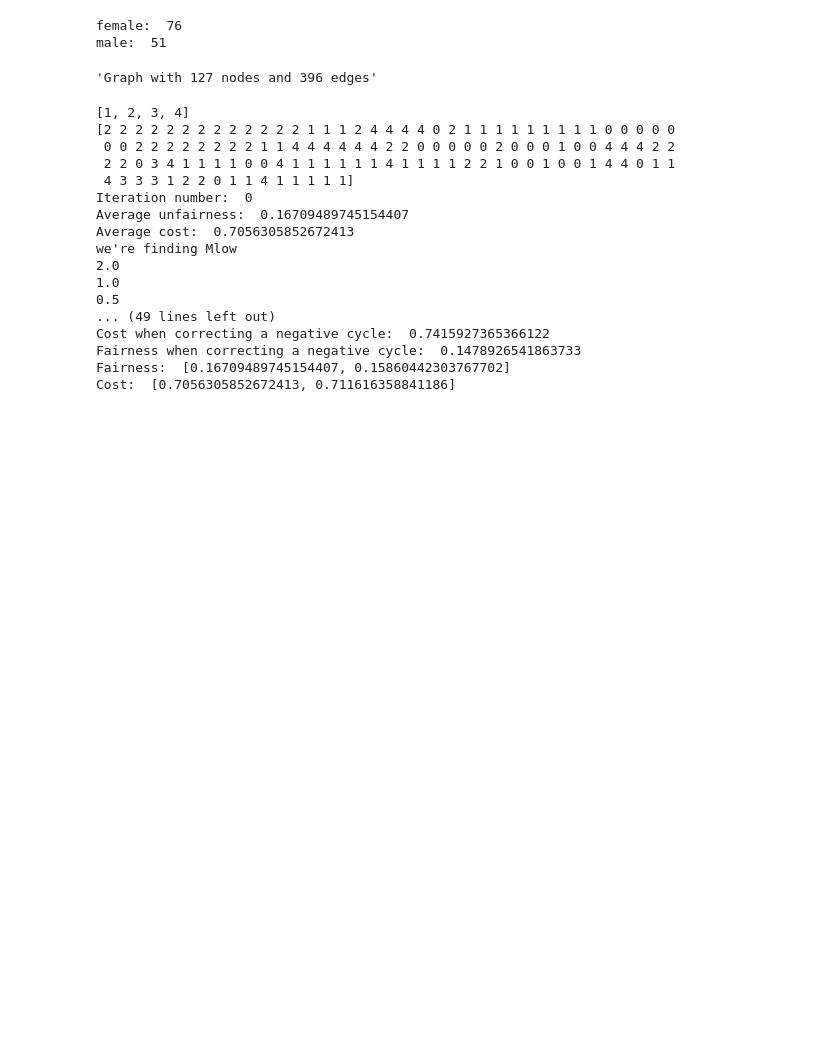
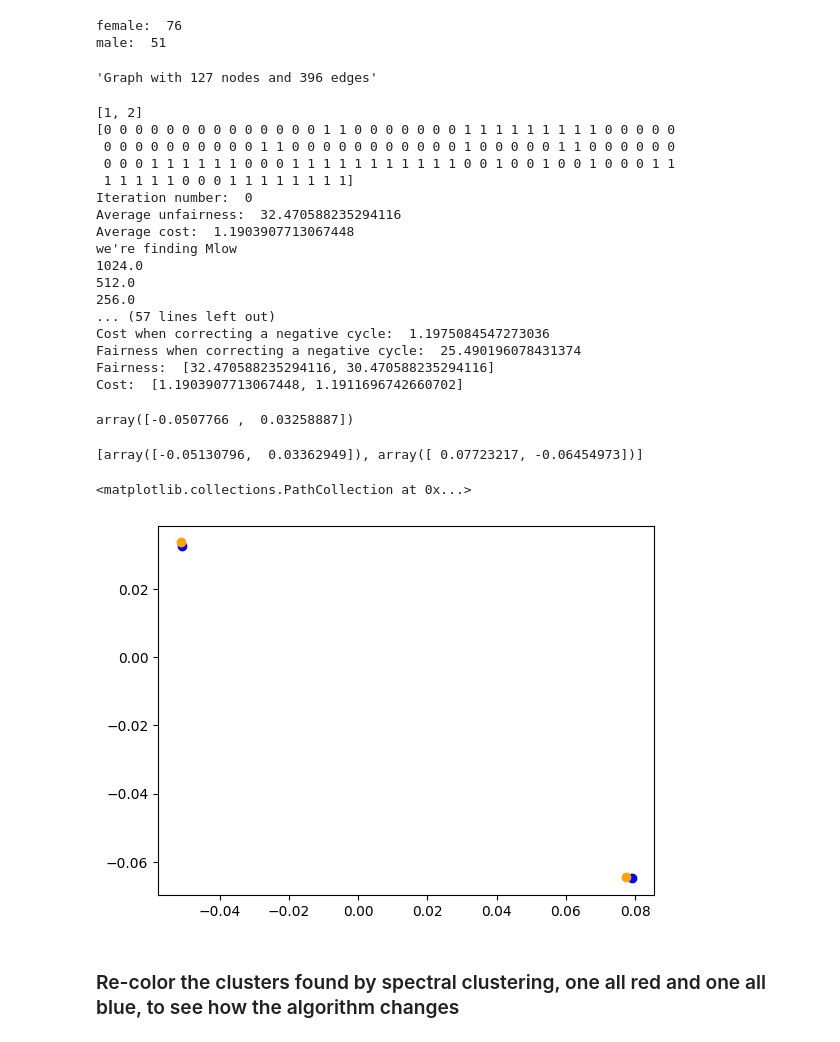
Before and after one commit to astoica/strategic-clustering-code, a Jupyter notebook: strategic-clustering-tradeoffalg-cleanedup.ipynb, the cells around one changed output. Drawn from its saved outputs; the diff is of its cells as text; code cells hidden in the pictures; blank space fills up the shorter version.

```diff
--- a/strategic-clustering-tradeoffalg-cleanedup.ipynb
+++ b/strategic-clustering-tradeoffalg-cleanedup.ipynb
@@ -759,7 +774,7 @@ sensitive
 filename = 'Highschool-clusteringgames-utilities-conductance.csv'
 
 # read in the data as a graph
-G_og = nx.read_edgelist('Downloads/Friendship-network_data_2013.csv')
+G_og = nx.read_edgelist('Friendship-network_data_2013.csv')
 
 # get the largest connected component of the graph
 gg = sorted(nx.connected_components(G_og),key=len,reverse=True)[0]
@@ -769,7 +784,7 @@ G_SBM = Gbig.copy()
 # find the sensitive features (unanonymized gender) and place it in a dictionary
 gender = {}
 
-filename_read = 'Downloads/metadata_2013.txt'
+filename_read = 'metadata_2013.txt'
 f = open(filename_read)
 reader=csv.reader(f)
 
@@ -823,7 +838,7 @@ cost_list = []
 
 # k is the number of clusters for spectral clustering
 #k = len(sizes) # for simulated model
-k = 5 # for the real data; needs to be varied
+k = 2 # for the real data; needs to be varied
 
 
 # computing the spectrum of the graph
@@ -837,7 +852,7 @@ D = np.diag(np.sum(np.array(A.todense()), axis=1))
 e, v = np.linalg.eig(L.todense())
 
 # only take the first k sorted eigenvalues (can start from 0 or from 1, since first is 0 given that we have one connected component often times)
-i = [list(e).index(j) for j in sorted(list(e))[1:k]]
+i = [list(e).index(j) for j in sorted(list(e))[1:k+1]]
 print(i)
 
 
@@ -862,7 +877,7 @@ for iteration in range(no_of_iterations):
     # using closeness utility
     #[_,avgf] = compute_util_avgprop_closeness(G_SBM, list_nodes,k,y)
     # using statistical parity
-    [_,avgf] = compute_fairness_avgprop(G_SBM, list_nodes,k,y)
+    [_,avgf] = compute_fairness_linear(G_SBM, list_nodes,k,y)
     print("Average unfairness: ", avgf)
 
     fairness_list.append(avgf)
@@ -885,12 +900,17 @@ for iteration in range(no_of_iterations):
     if len(result) == 3:
         # if we are not at the initial clustering
         if iteration > 0:
-            my_slope = compute_slope(fairness_list[iteration-1], cost_list[iteration-1], fairness_list[iteration], cost_list[iteration])
-            myM = -1/my_slope
-            epsilon = myM*1e-60
-            print("M and slope:", M, myM)
+            #my_slope = compute_slope(fairness_list[iteration-1], cost_list[iteration-1], fairness_list[iteration], cost_list[iteration])
+            #myM = -1/my_slope
+            #epsilon = myM*1e-60
+            #print("M and slope:", M, myM)
+            alpha = (cost_list[iteration-1] - cost_list[iteration]) / (fairness_list[iteration] - fairness_list[iteration - 1])
+            alpha += 2e-3
+            print("neg cycle, alpha is ", alpha)
             for e in G_new.edges():
-                G_new[e[0]][e[1]]['tuv'] += G_new[e[0]][e[1]]['auv']/(myM+epsilon)
+
+                #G_new[e[0]][e[1]]['tuv'] += G_new[e[0]][e[1]]['auv']/(myM+epsilon)
+                G_new[e[0]][e[1]]['tuv'] += alpha* G_new[e[0]][e[1]]['auv']
                 G_new[e[0]][e[1]]['tuv'] = round(G_new[e[0]][e[1]]['tuv'],10)
         # if we are actually at the initial clustering (SC is not the optimal one); can ignore
         #if iteration == 0:
@@ -933,7 +953,7 @@ for iteration in range(no_of_iterations):
         # using closeness utility
         #_,avgfairnessneg = compute_util_avgprop_closeness(G_SBM, list_nodes,k,y_neg)
         # using statistical parity
-        _,avgfairnessneg = compute_fairness_avgprop(G_SBM, list_nodes,k,y_neg)
+        _,avgfairnessneg = compute_fairness_linear(G_SBM, list_nodes,k,y_neg)
         print("Cost when correcting a negative cycle: ", avgdistneg)
         print("Fairness when correcting a negative cycle: ", avgfairnessneg)
 
@@ -1028,23 +1048,42 @@ print("Cost: ", cost_list)
 #writer.writerow(cost_list)
 #f.close()
 # %% [output]
-[1, 2, 3, 4]
-[2 2 2 2 2 2 2 2 2 2 2 2 2 1 1 1 2 4 4 4 4 0 2 1 1 1 1 1 1 1 1 1 0 0 0 0 0
- 0 0 2 2 2 2 2 2 2 2 1 1 4 4 4 4 4 4 2 2 0 0 0 0 0 2 0 0 0 1 0 0 4 4 4 2 2
- 2 2 0 3 4 1 1 1 1 0 0 4 1 1 1 1 1 1 4 1 1 1 1 2 2 1 0 0 1 0 0 1 4 4 0 1 1
- 4 3 3 3 1 2 2 0 1 1 4 1 1 1 1 1]
+[1, 2]
+[0 0 0 0 0 0 0 0 0 0 0 0 0 0 1 1 0 0 0 0 0 0 0 1 1 1 1 1 1 1 1 1 0 0 0 0 0
+ 0 0 0 0 0 0 0 0 0 0 1 1 0 0 0 0 0 0 0 0 0 0 0 1 0 0 0 0 0 1 1 0 0 0 0 0 0
+ 0 0 0 1 1 1 1 1 1 0 0 0 1 1 1 1 1 1 1 1 1 1 1 0 0 1 0 0 1 0 0 1 0 0 0 1 1
+ 1 1 1 1 1 0 0 0 1 1 1 1 1 1 1 1]
 Iteration number:  0
-Average unfairness:  0.16709489745154407
-Average cost:  0.7056305852672413
+Average unfairness:  32.470588235294116
+Average cost:  1.1903907713067448
 we're finding Mlow
-2.0
-1.0
-0.5
-... (49 lines left out)
-Cost when correcting a negative cycle:  0.7415927365366122
-Fairness when correcting a negative cycle:  0.1478926541863733
-Fairness:  [0.16709489745154407, 0.15860442303767702]
-Cost:  [0.7056305852672413, 0.711616358841186]
+1024.0
+512.0
+256.0
+... (57 lines left out)
+Cost when correcting a negative cycle:  1.1975084547273036
+Fairness when correcting a negative cycle:  25.490196078431374
+Fairness:  [32.470588235294116, 30.470588235294116]
+Cost:  [1.1903907713067448, 1.1911696742660702]
+# %%
+old_centers = compute_centroids(G_SBM, list_nodes, k, y_copy,U)
+new_centers = compute_centroids(G_SBM, list_nodes, k, y,U)
+# %%
+old_centers[0]
+# %% [output]
+array([-0.0507766 ,  0.03258887])
+# %%
+new_centers
+# %% [output]
+[array([-0.05130796,  0.03362949]), array([ 0.07723217, -0.06454973])]
+# %%
+plt.scatter(old_centers[0][0],old_centers[0][1],color='b')
+plt.scatter(old_centers[1][0],old_centers[1][1],color='b')
+plt.scatter(new_centers[0][0],new_centers[0][1],color='orange')
+plt.scatter(new_centers[1][0],new_centers[1][1],color='orange')
+# %% [output]
+<matplotlib.collections.PathCollection at 0x...>
+[figure, added]
 # %%
 # # this is an example of a loop that 'fixes' negative cycles until there are no more (until we get to the optimal cycle in the objective set)
 # while True:
@@ -1091,3 +1130,5 @@ Cost:  [0.7056305852672413, 0.711616358841186]
 #     _,avgfairnessneg = compute_fairness_avgprop(G_SBM, list_nodes,k,y_neg)
 #     print("Cost when correcting a negative cycle: ", avgdistneg)
 #     print("Fairness when correcting a negative cycle: ", avgfairnessneg)
+# %% [markdown]
+### Re-color the clusters found by spectral clustering, one all red and one all blue, to see how the algorithm changes
```
Also changed, not shown: parts of 18 cells of this notebook.
